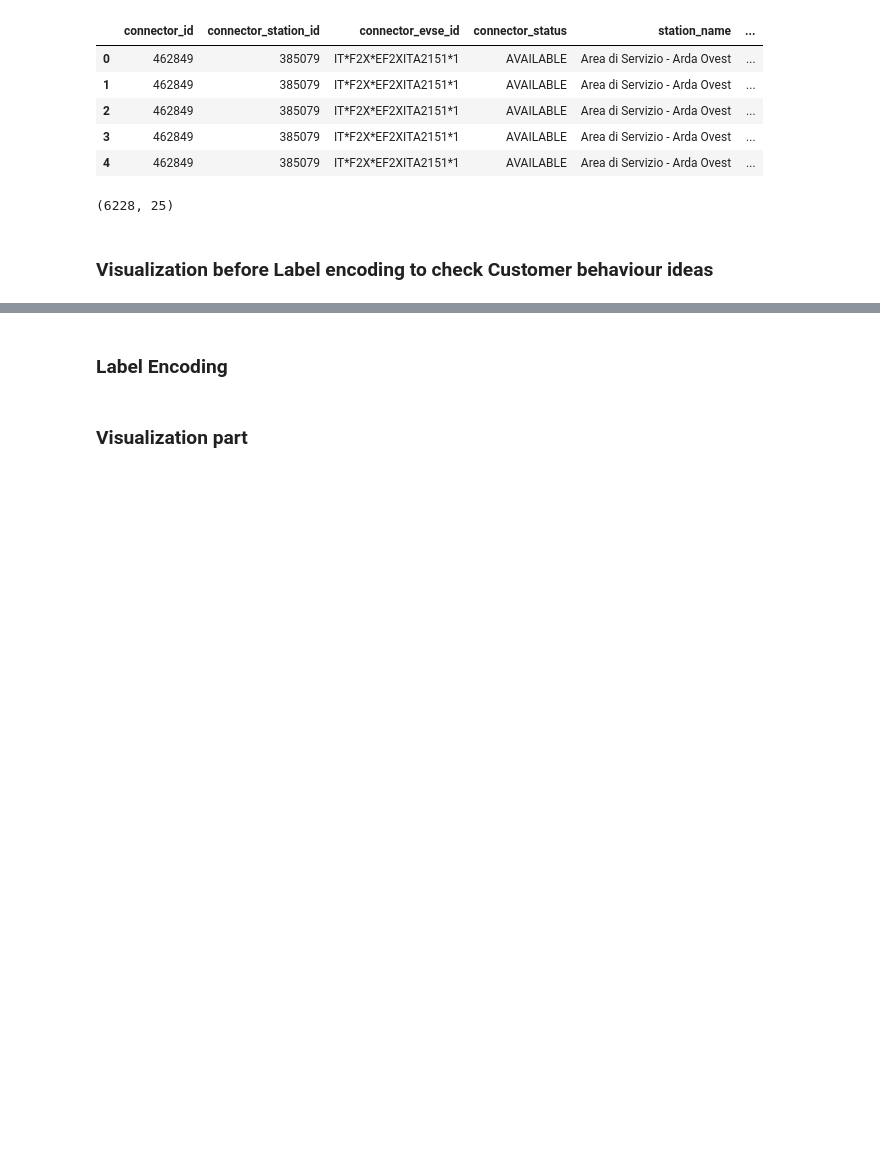
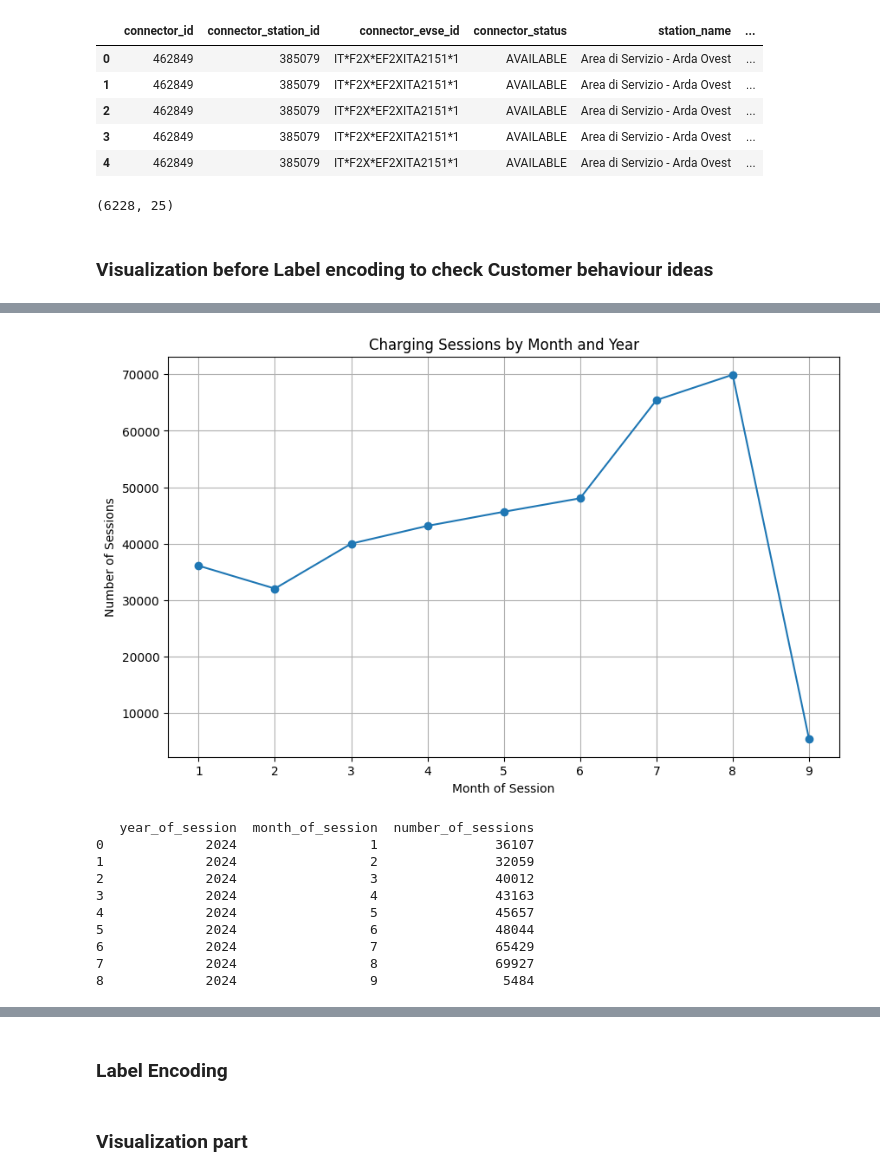
Before and after one commit to trangdtk-vnu/charging_stations, a Jupyter notebook: pdr_locations.ipynb, the cells around one changed output, grey strips where cells are left out. Saved outputs shown, nothing was run; the diff lists cells and outputs as text; code cells hidden in the pictures; blank space fills up the shorter version.

Commit message:
modified visualizations
Signed-off-by: Kamila <kamila01950@gmail.com>

```diff
--- a/pdr_locations.ipynb
+++ b/pdr_locations.ipynb
@@ -1034,0 +1035,30 @@ By examining how charging costs per session affect the frequency of usage, the c
+# %%
+import pandas as pd
+import matplotlib.pyplot as plt
+
+# Summing 'number_of_sessions' by 'year_of_session' and 'month_of_session'
+session_trends = pdr_locations_cleaned.groupby(['year_of_session', 'month_of_session'])['number_of_sessions'].sum().reset_index()
+
+# Plotting the session trends over time
+plt.figure(figsize=(10,6))
+plt.plot(session_trends['month_of_session'], session_trends['number_of_sessions'], marker='o')
+plt.title('Charging Sessions by Month and Year')
+plt.xlabel('Month of Session')
+plt.ylabel('Number of Sessions')
+plt.grid(True)
+plt.show()
+
+# Displaying the trend data
+print(session_trends)
+# %% [output]
+[figure, added]
+   year_of_session  month_of_session  number_of_sessions
+0             2024                 1               36107
+1             2024                 2               32059
+2             2024                 3               40012
+3             2024                 4               43163
+4             2024                 5               45657
+5             2024                 6               48044
+6             2024                 7               65429
+7             2024                 8               69927
+8             2024                 9                5484
```
Also changed, not shown: parts of 29 cells of this notebook.
